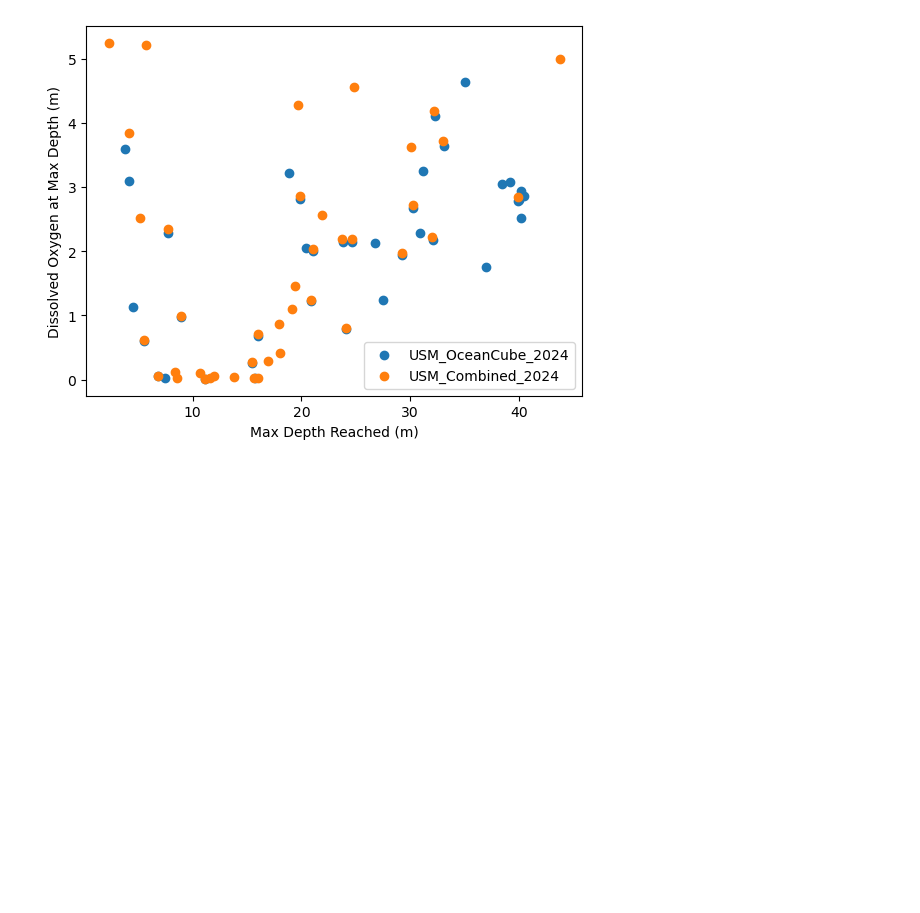
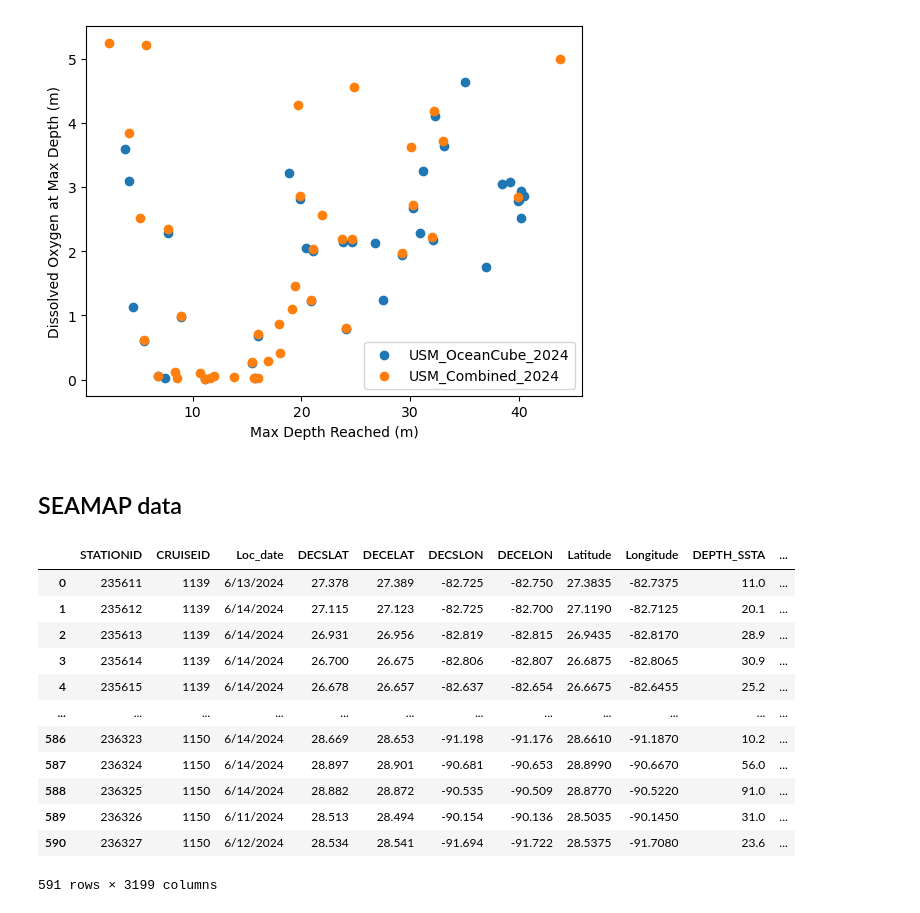
Before and after one commit to fish-pace/2026-proj-hypoxia-zones, a Jupyter notebook: contributor_folders/stormheidinger/gulf_do_24_25.ipynb, the cells around one changed output. Cells and saved outputs as stored; diff of their text form; code cells hidden in the pictures; blank space fills up the shorter version.

```diff
--- a/contributor_folders/stormheidinger/gulf_do_24_25.ipynb
+++ b/contributor_folders/stormheidinger/gulf_do_24_25.ipynb
@@ -249,3 +295,5 @@ ax2.legend(loc='best')
 # %% [output]
 <matplotlib.legend.Legend at 0x...>
 [figure]
+# %% [markdown]
+## SEAMAP data ##
@@ -251,0 +303,16 @@ ax2.legend(loc='best')
+# %%
+seamap
+# %% [output]
+|  | STATIONID | CRUISEID | Loc_date | DECSLAT | DECELAT | DECSLON | DECELON | Latitude | Longitude | DEPTH_SSTA | ... |
+| 0 | 235611 | 1139 | 6/13/2024 | 27.378 | 27.389 | -82.725 | -82.750 | 27.3835 | -82.7375 | 11.0 | ... |
+| 1 | 235612 | 1139 | 6/14/2024 | 27.115 | 27.123 | -82.725 | -82.700 | 27.1190 | -82.7125 | 20.1 | ... |
+| 2 | 235613 | 1139 | 6/14/2024 | 26.931 | 26.956 | -82.819 | -82.815 | 26.9435 | -82.8170 | 28.9 | ... |
+| 3 | 235614 | 1139 | 6/14/2024 | 26.700 | 26.675 | -82.806 | -82.807 | 26.6875 | -82.8065 | 30.9 | ... |
+| 4 | 235615 | 1139 | 6/14/2024 | 26.678 | 26.657 | -82.637 | -82.654 | 26.6675 | -82.6455 | 25.2 | ... |
+| ... | ... | ... | ... | ... | ... | ... | ... | ... | ... | ... | ... |
+| 586 | 236323 | 1150 | 6/14/2024 | 28.669 | 28.653 | -91.198 | -91.176 | 28.6610 | -91.1870 | 10.2 | ... |
+| 587 | 236324 | 1150 | 6/14/2024 | 28.897 | 28.901 | -90.681 | -90.653 | 28.8990 | -90.6670 | 56.0 | ... |
+| 588 | 236325 | 1150 | 6/14/2024 | 28.882 | 28.872 | -90.535 | -90.509 | 28.8770 | -90.5220 | 91.0 | ... |
+| 589 | 236326 | 1150 | 6/11/2024 | 28.513 | 28.494 | -90.154 | -90.136 | 28.5035 | -90.1450 | 31.0 | ... |
+| 590 | 236327 | 1150 | 6/12/2024 | 28.534 | 28.541 | -91.694 | -91.722 | 28.5375 | -91.7080 | 23.6 | ... |
+591 rows × 3199 columns
```
Also changed, not shown: parts of 10 cells of this notebook.
